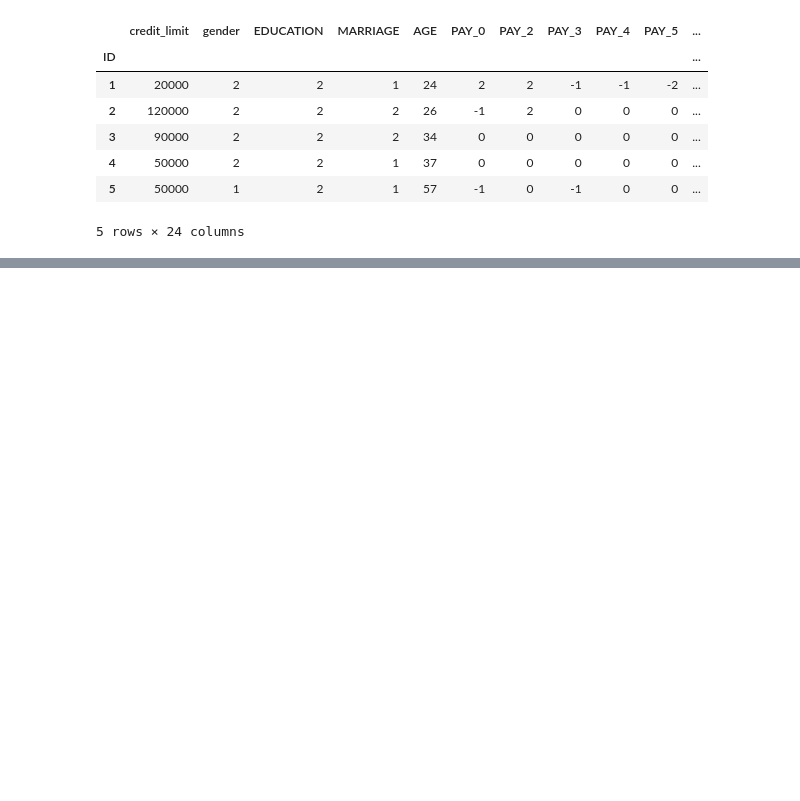
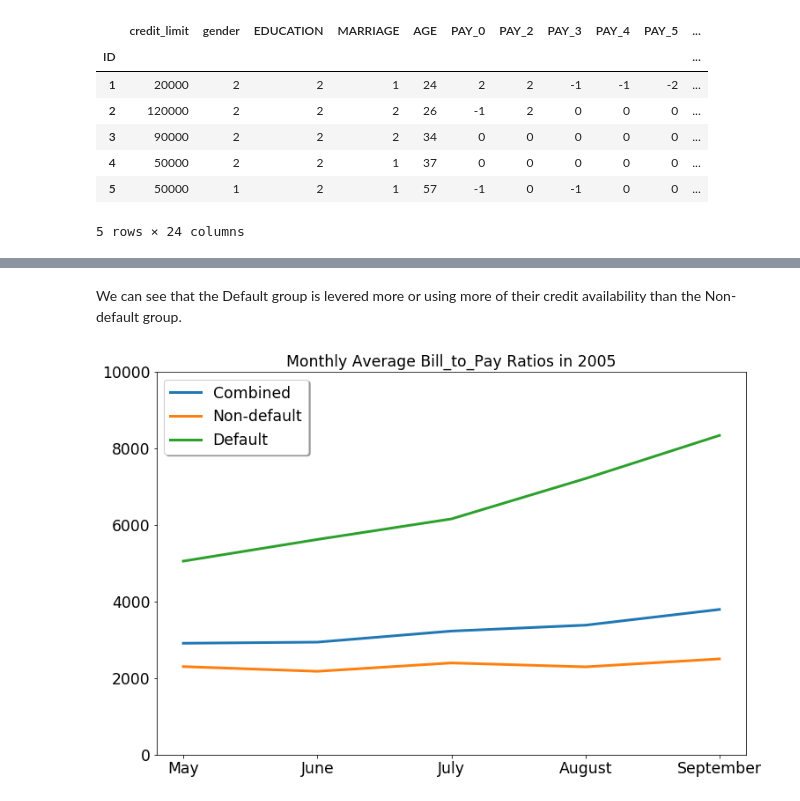
Before and after one commit to perrys222242/cap_credit, a Jupyter notebook: code_files/03_Feature_Engineering.ipynb, the cells around one changed output, grey strips where cells are left out. Saved outputs shown, nothing was run; the diff lists cells and outputs as text; code cells hidden in the pictures; blank space fills up the shorter version.

```diff
--- a/code_files/03_Feature_Engineering.ipynb
+++ b/code_files/03_Feature_Engineering.ipynb
@@ -348,0 +113,12 @@ accts.replace(-np.inf, -7999, inplace=True)
+# %% [markdown]
+We can see that the Default group is levered more or using more of their credit availability than the Non-default group.
+# %%
+bill_pay_columns=['bill_to_pay5', 'bill_to_pay4', 'bill_to_pay3',
+                 'bill_to_pay2', 'bill_to_pay1']
+min_y = 0
+max_y = 10000
+title = 'Monthly Average Bill_to_Pay Ratios in 2005'
+labels=['May','June','July','August','September']
+plot_months(bill_pay_columns,min_y,max_y,labels,title)
+# %% [output]
+[figure, added]
```
Also changed, not shown: parts of 47 cells of this notebook, 16 other files.
